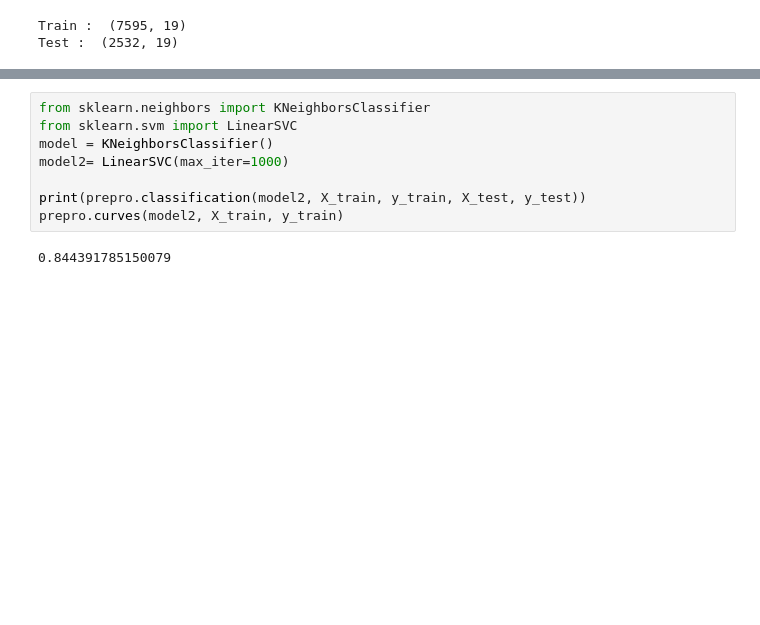
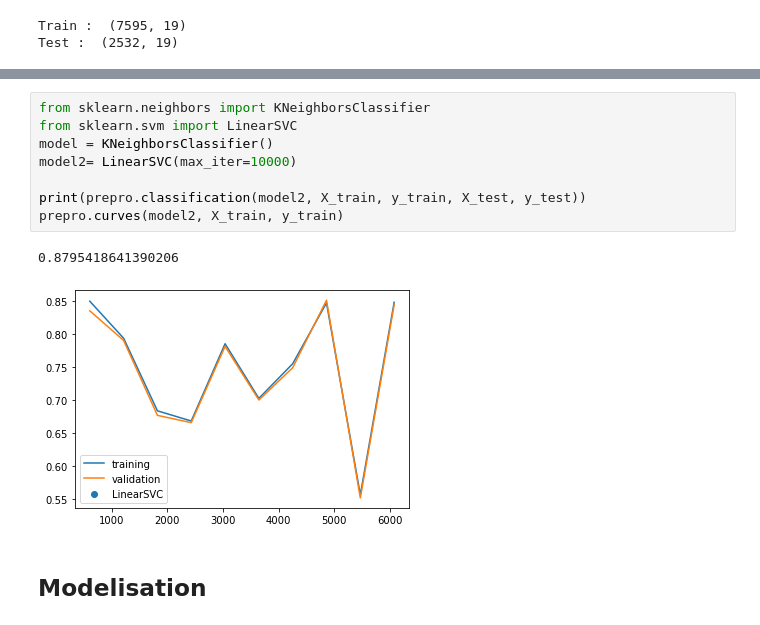
Before and after one commit to Kidchris/Lesson, a Jupyter notebook: bankChurners.ipynb, the cells around one changed output, grey strips where cells are left out. Saved outputs shown, nothing was run; the diff lists cells and outputs as text; blank space fills up the shorter version.

```diff
--- a/bankChurners.ipynb
+++ b/bankChurners.ipynb
@@ -249,10 +246,13 @@ Sgdclass  :  0.8451816745655608
 # %%
 from sklearn.neighbors import KNeighborsClassifier
 from sklearn.svm import LinearSVC
 model = KNeighborsClassifier()
-model2= LinearSVC(max_iter=1000)
+model2= LinearSVC(max_iter=10000)
 
 print(prepro.classification(model2, X_train, y_train, X_test, y_test))
 prepro.curves(model2, X_train, y_train)
 # %% [output]
-0.844391785150079
+0.8795418641390206
+[figure, added]
+# %% [markdown]
+## Modelisation
```
Also changed, not shown: parts of 6 cells of this notebook.
